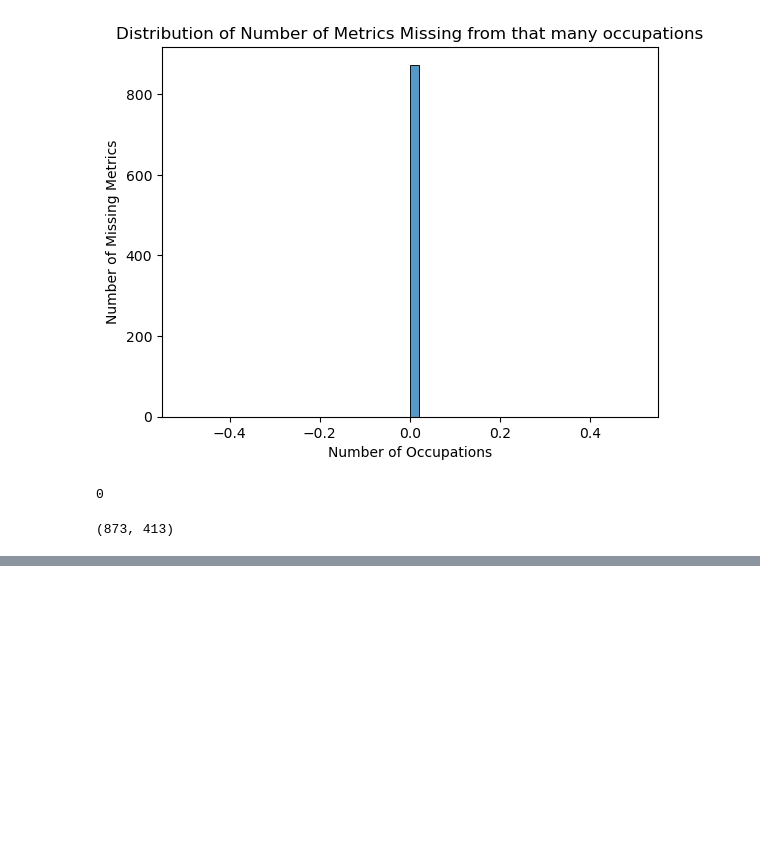
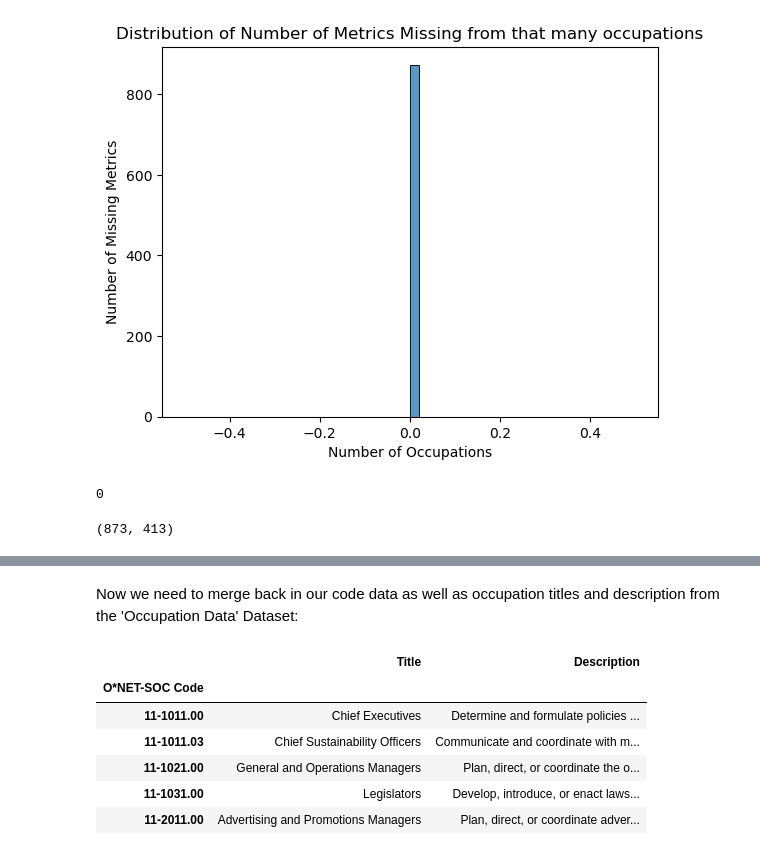
Before and after one commit to jasondetaylor/Occupational_Map_WIP, a Jupyter notebook: Occupational Map.ipynb, the cells around one changed output, grey strips where cells are left out. Cells and saved outputs as stored; diff of their text form; code cells hidden in the pictures; blank space fills up the shorter version.

```diff
--- a/Occupational Map.ipynb
+++ b/Occupational Map.ipynb
@@ -175,0 +202,15 @@ df_cleaned2.shape
+# %% [markdown]
+Now we need to merge back in our code data as well as occupation titles and description from the 'Occupation Data' Dataset:
+# %%
+occupation_data = pd.read_excel('db_28_2_excel/Occupation Data.xlsx')
+# set code as index to match pca_df to make merging easier
+occupation_data.set_index('O*NET-SOC Code', inplace = True)
+occupation_data.head()
+# %% [output]
+|  | Title | Description |
+| O*NET-SOC Code |  |  |
+| 11-1011.00 | Chief Executives | Determine and formulate policies ... |
+| 11-1011.03 | Chief Sustainability Officers | Communicate and coordinate with m... |
+| 11-1021.00 | General and Operations Managers | Plan, direct, or coordinate the o... |
+| 11-1031.00 | Legislators | Develop, introduce, or enact laws... |
+| 11-2011.00 | Advertising and Promotions Managers | Plan, direct, or coordinate adver... |
```
Also changed, not shown: parts of 5 cells of this notebook.
